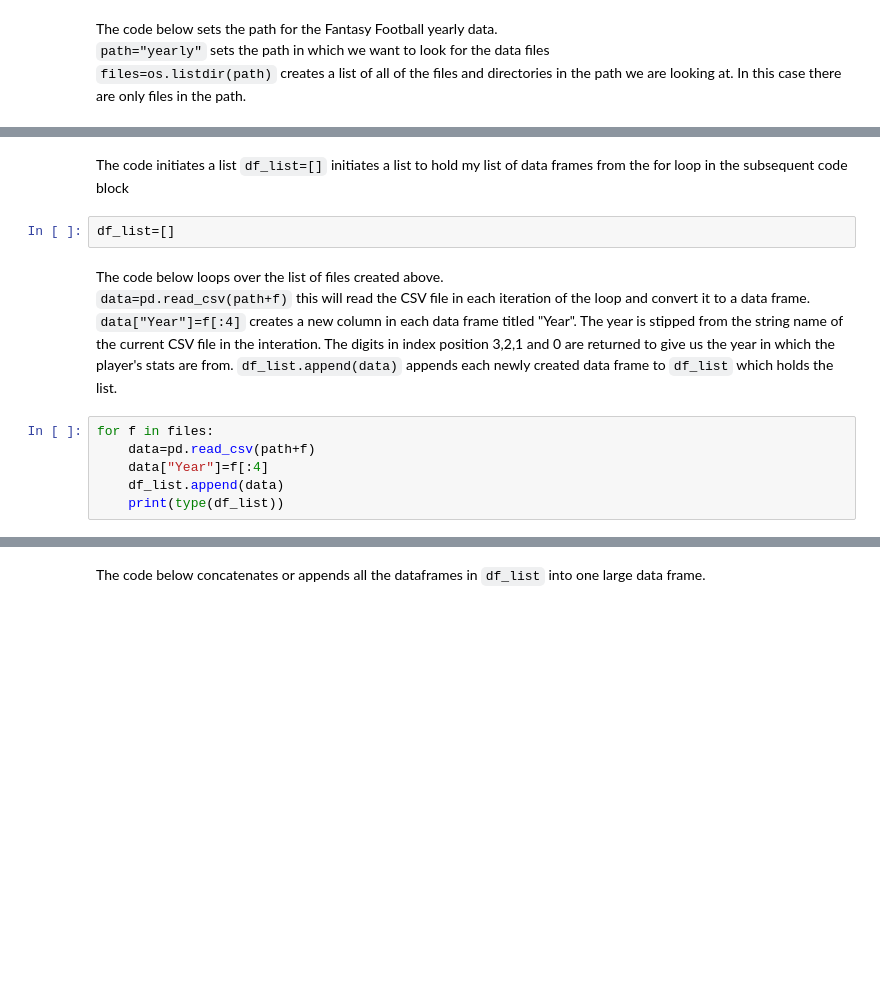
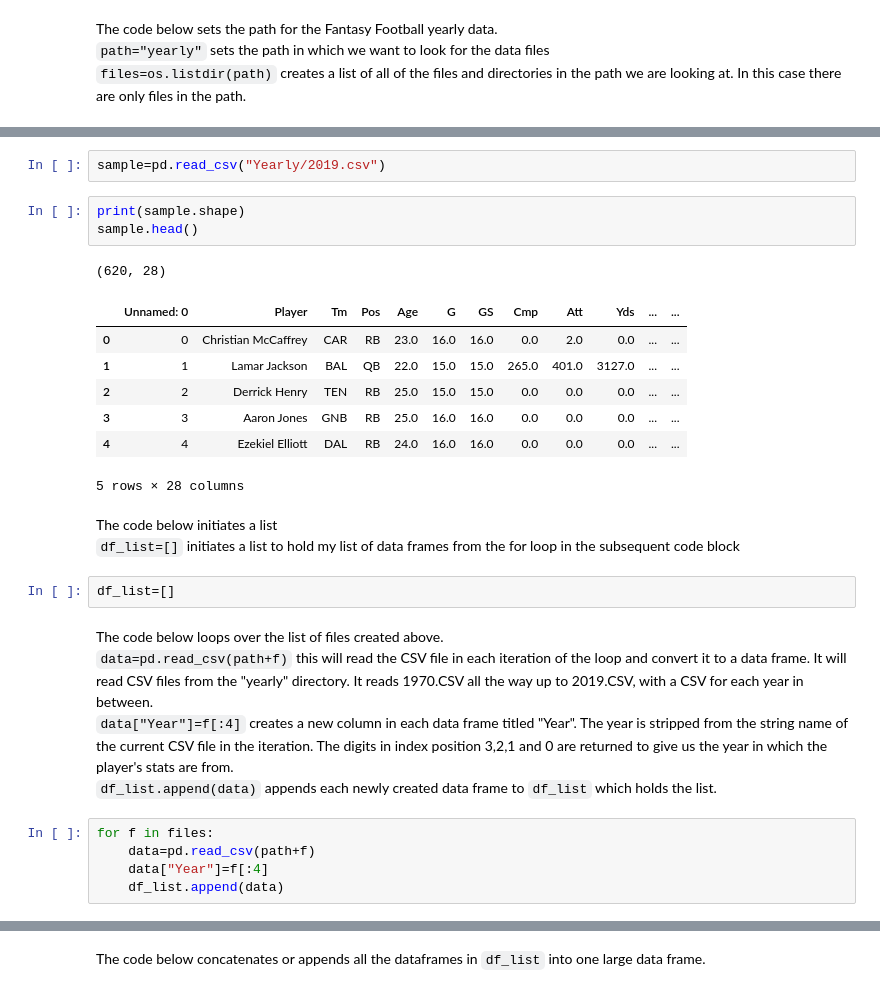
Before and after one commit to dust39/FFL_Project_Data2, a Jupyter notebook: FFL_project_data2.ipynb, the cells around one changed output, grey strips where cells are left out. Cells and saved outputs as stored; diff of their text form; blank space fills up the shorter version.

```diff
--- a/FFL_project_data2.ipynb
+++ b/FFL_project_data2.ipynb
@@ -18,16 +21,29 @@ files=os.listdir(path)
+# %%
+sample=pd.read_csv("Yearly/2019.csv")
+# %%
+print(sample.shape)
+sample.head()
+# %% [output]
+(620, 28)
+|  | Unnamed: 0 | Player | Tm | Pos | Age | G | GS | Cmp | Att | Yds | ... | ... |
+| 0 | 0 | Christian McCaffrey | CAR | RB | 23.0 | 16.0 | 16.0 | 0.0 | 2.0 | 0.0 | ... | ... |
+| 1 | 1 | Lamar Jackson | BAL | QB | 22.0 | 15.0 | 15.0 | 265.0 | 401.0 | 3127.0 | ... | ... |
+| 2 | 2 | Derrick Henry | TEN | RB | 25.0 | 15.0 | 15.0 | 0.0 | 0.0 | 0.0 | ... | ... |
+| 3 | 3 | Aaron Jones | GNB | RB | 25.0 | 16.0 | 16.0 | 0.0 | 0.0 | 0.0 | ... | ... |
+| 4 | 4 | Ezekiel Elliott | DAL | RB | 24.0 | 16.0 | 16.0 | 0.0 | 0.0 | 0.0 | ... | ... |
+5 rows × 28 columns
 # %% [markdown]
-The code initiates a list
+The code below initiates a list
 `df_list=[]` initiates a list to hold my list of data frames from the for loop in the subsequent code block
 # %%
 df_list=[]
 # %% [markdown]
 The code below loops over the list of files created above.
-`data=pd.read_csv(path+f)` this will read the CSV file in each iteration of the loop and convert it to a data frame.
-`data["Year"]=f[:4]` creates a new column in each data frame titled "Year". The year is stipped from the string name of the current CSV file in the interation. The digits in index position 3,2,1 and 0 are returned to give us the year in which the player's stats are from.
+`data=pd.read_csv(path+f)` this will read the CSV file in each iteration of the loop and convert it to a data frame. It will read CSV files from the "yearly" directory. It reads 1970.CSV all the way up to 2019.CSV, with a CSV for each year in between.
+`data["Year"]=f[:4]` creates a new column in each data frame titled "Year". The year is stripped from the string name of the current CSV file in the iteration. The digits in index position 3,2,1 and 0 are returned to give us the year in which the player's stats are from.
 `df_list.append(data)` appends each newly created data frame to `df_list` which holds the list.
 # %%
 for f in files:
     data=pd.read_csv(path+f)
     data["Year"]=f[:4]
     df_list.append(data)
-    print(type(df_list))
```
Also changed, not shown: parts of 13 cells of this notebook, 2 other files.
